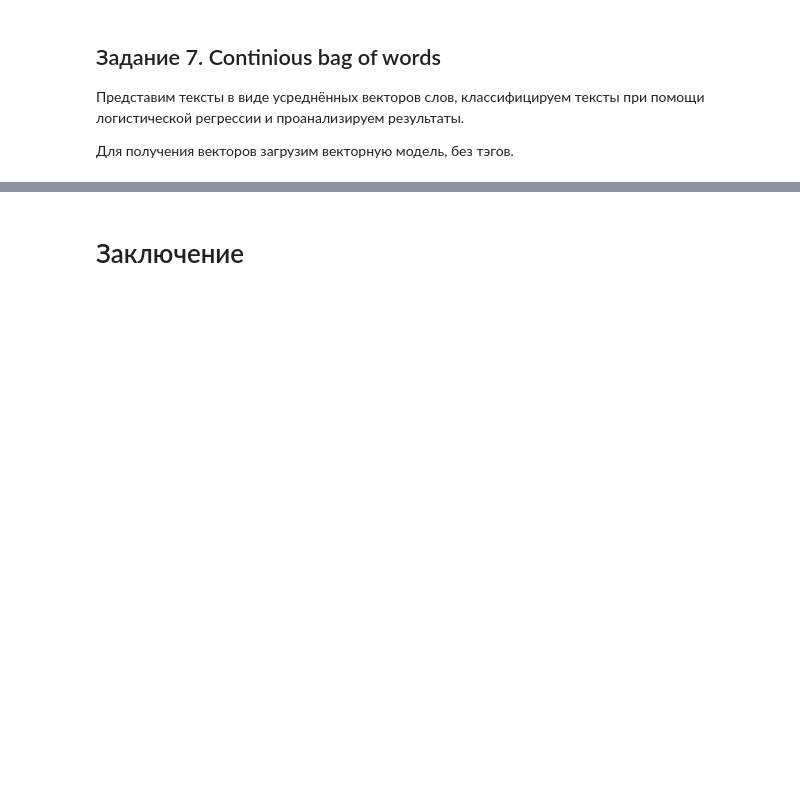
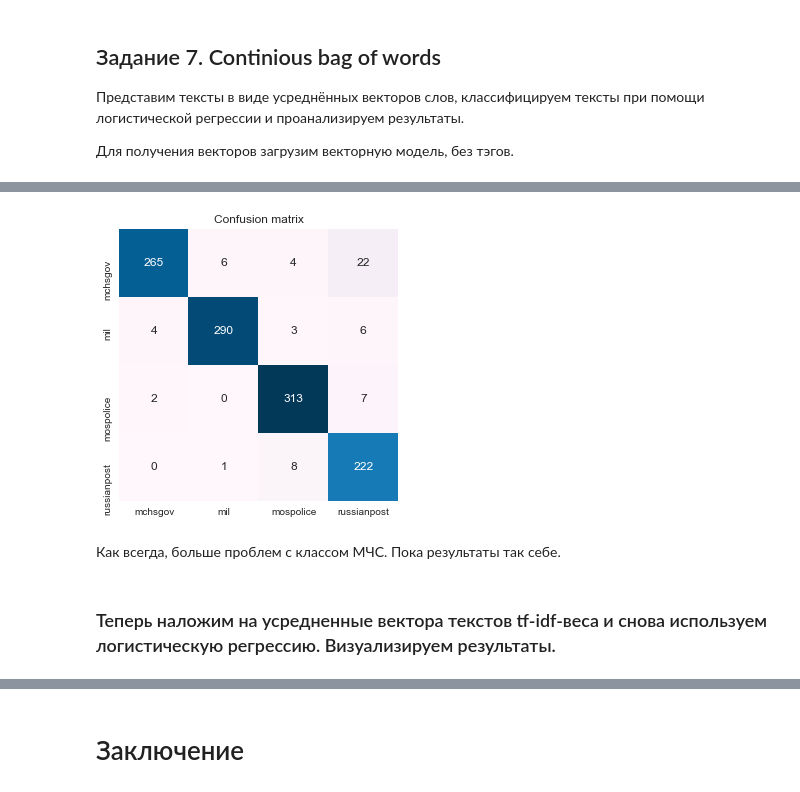
Before and after one commit to annnyway/ML, a Jupyter notebook: ML_HW1.ipynb, the cells around one changed output, grey strips where cells are left out. Drawn from its saved outputs; the diff is of its cells as text; code cells hidden in the pictures; blank space fills up the shorter version.

```diff
--- a/ML_HW1.ipynb
+++ b/ML_HW1.ipynb
@@ -832,7 +856,6 @@ pyLDAvis.display(vis_data)
 # %%
 import gensim
 from gensim.models import KeyedVectors
-import os.path
 
-model = gensim.models.KeyedVectors.load(os.path.join('181', 'model.model'))
+model = gensim.models.KeyedVectors.load('/Users/anyway/Downloads/araneum_none_fasttextcbow_300_5_2018/araneum_none_fasttextcbow_300_5_2018.model')
 # %% [markdown]
@@ -1004,0 +886,27 @@ plt.show()
+# %%
+#давайте лемматизируем и обработаем трейн и тест отдельно
+
+test.text = test.text.apply(lemmatize)
+test.text = test.text.str.lower()
+test.text = test.text.apply(words_only)
+test.text = test.text.apply(remove_stopwords)
+test.text = test.text.apply(remove_stoplemmas)
+
+train.text = train.text.apply(lemmatize)
+train.text = train.text.str.lower()
+train.text = train.text.apply(words_only)
+train.text = train.text.apply(remove_stopwords)
+train.text = train.text.apply(remove_stoplemmas)
+# %%
+# теперь получим эмбеддинги слов для трейн-
+# и тест-сета (уже предварительно лемматизированных на предыдущем шаге):
+train_vectors = [get_matrix(text.split(), model) for text in train.text]
+test_vectors = [get_matrix(text.split(), model) for text in test.text]
+# %%
+# используем логистическую регрессию для проверки метода
+from sklearn.linear_model import LogisticRegression
+
+clf = LogisticRegression(C=1)
+clf.fit(train_vectors, train.source)
+predictions12 = clf.predict(test_vectors)
+evaluate(test.source, predictions12)
@@ -1004,0 +923,14 @@ plt.show()
+# %%
+m = confusion_matrix(test.source, predictions12)
+
+labels = clf.classes_
+plt.figure(figsize = (5,5))
+sns.heatmap(data=m, annot=True, fmt="d", cbar=False, xticklabels=labels, yticklabels=labels, cmap="PuBu")
+plt.title("Confusion matrix")
+plt.show()
+# %% [output]
+[figure, added]
+# %% [markdown]
+Как всегда, больше проблем с классом МЧС. Пока результаты так себе.
+# %% [markdown]
+### Теперь наложим на усредненные вектора текстов tf-idf-веса и снова используем логистическую регрессию. Визуализируем результаты.
```
Also changed, not shown: parts of 90 cells of this notebook, 3 other files.
